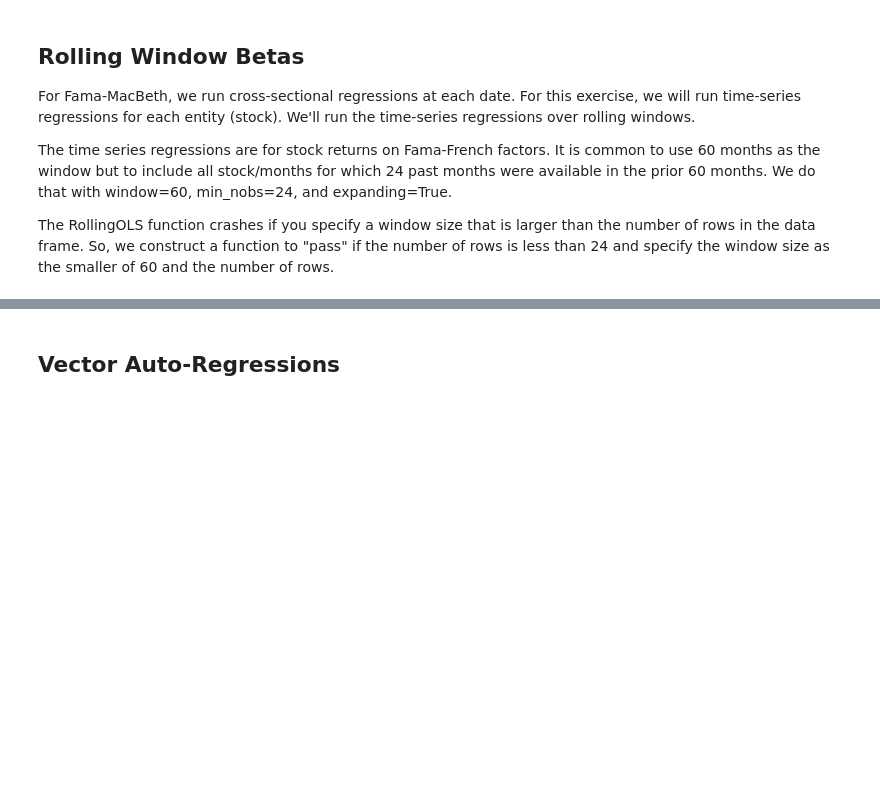
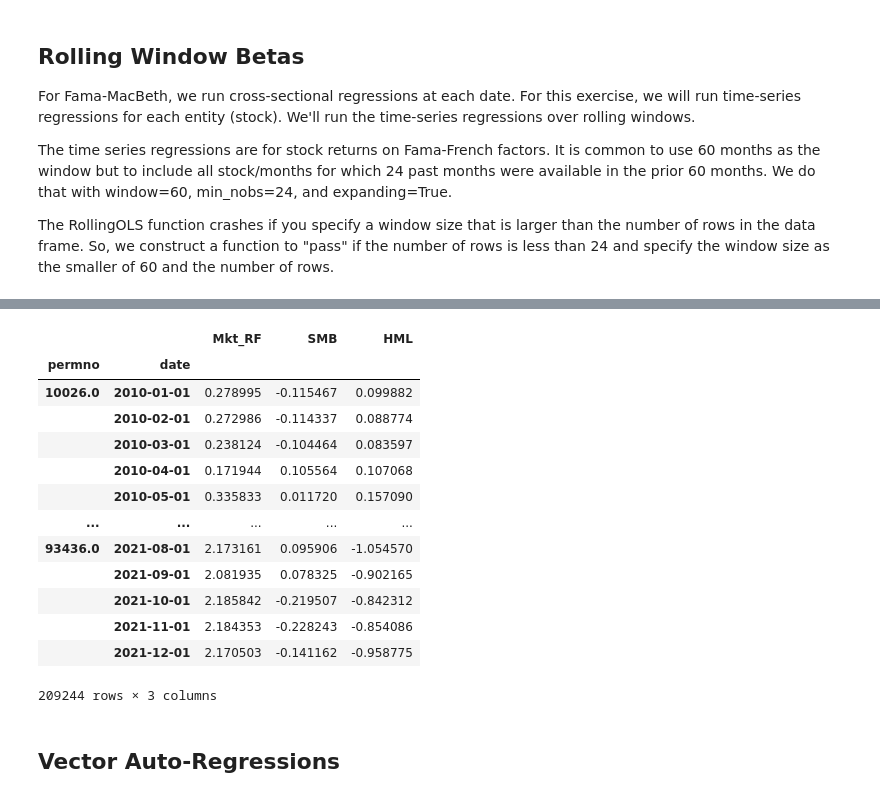
Before and after one commit to 2xra/BUSI-520-notebooks, a Jupyter notebook: 11-Statistics.ipynb, the cells around one changed output, grey strips where cells are left out. Saved outputs shown, nothing was run; the diff lists cells and outputs as text; code cells hidden in the pictures; blank space fills up the shorter version.

```diff
--- a/11-Statistics.ipynb
+++ b/11-Statistics.ipynb
@@ -251,3 +325,20 @@ To adopt the future behavior and silence this warning, use
+# %%
+betas
+# %% [output]
+|  |  | Mkt_RF | SMB | HML |
+| permno | date |  |  |  |
+| 10026.0 | 2010-01-01 | 0.278995 | -0.115467 | 0.099882 |
+|  | 2010-02-01 | 0.272986 | -0.114337 | 0.088774 |
+|  | 2010-03-01 | 0.238124 | -0.104464 | 0.083597 |
+|  | 2010-04-01 | 0.171944 | 0.105564 | 0.107068 |
+|  | 2010-05-01 | 0.335833 | 0.011720 | 0.157090 |
+| ... | ... | ... | ... | ... |
+| 93436.0 | 2021-08-01 | 2.173161 | 0.095906 | -1.054570 |
+|  | 2021-09-01 | 2.081935 | 0.078325 | -0.902165 |
+|  | 2021-10-01 | 2.185842 | -0.219507 | -0.842312 |
+|  | 2021-11-01 | 2.184353 | -0.228243 | -0.854086 |
+|  | 2021-12-01 | 2.170503 | -0.141162 | -0.958775 |
+209244 rows × 3 columns
 # %% [markdown]
 ## Vector Auto-Regressions
 # %%
```
Also changed, not shown: parts of 18 cells of this notebook, 2 other files.
